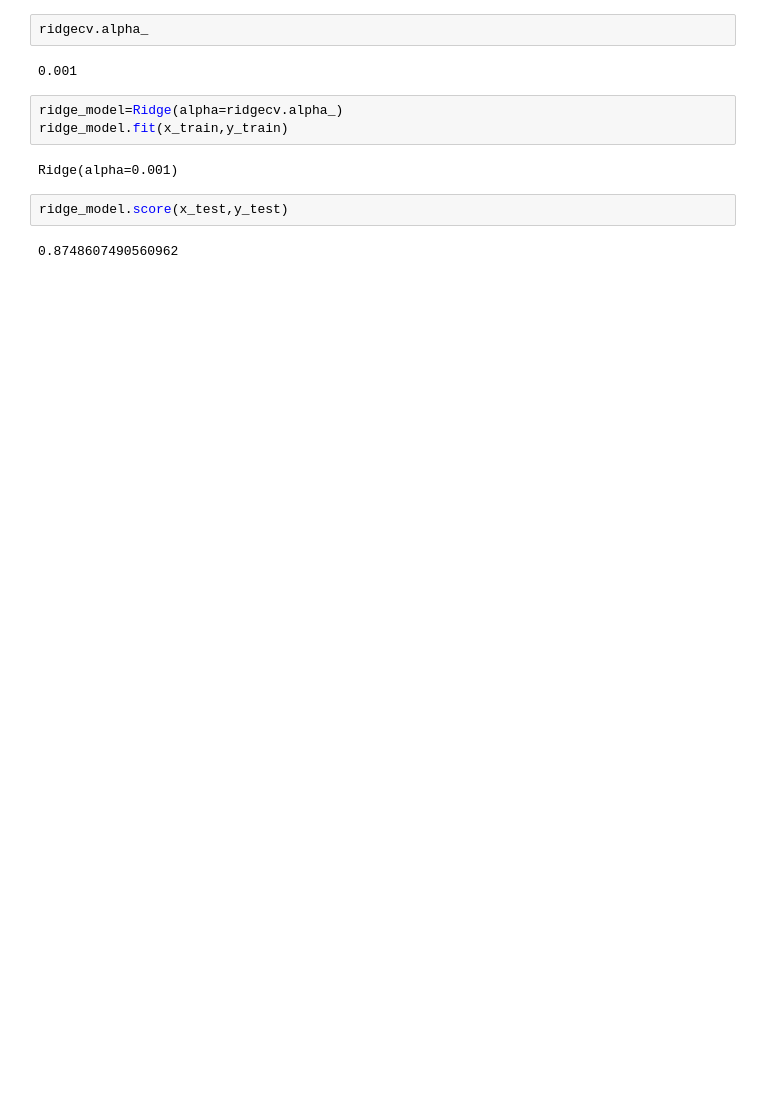
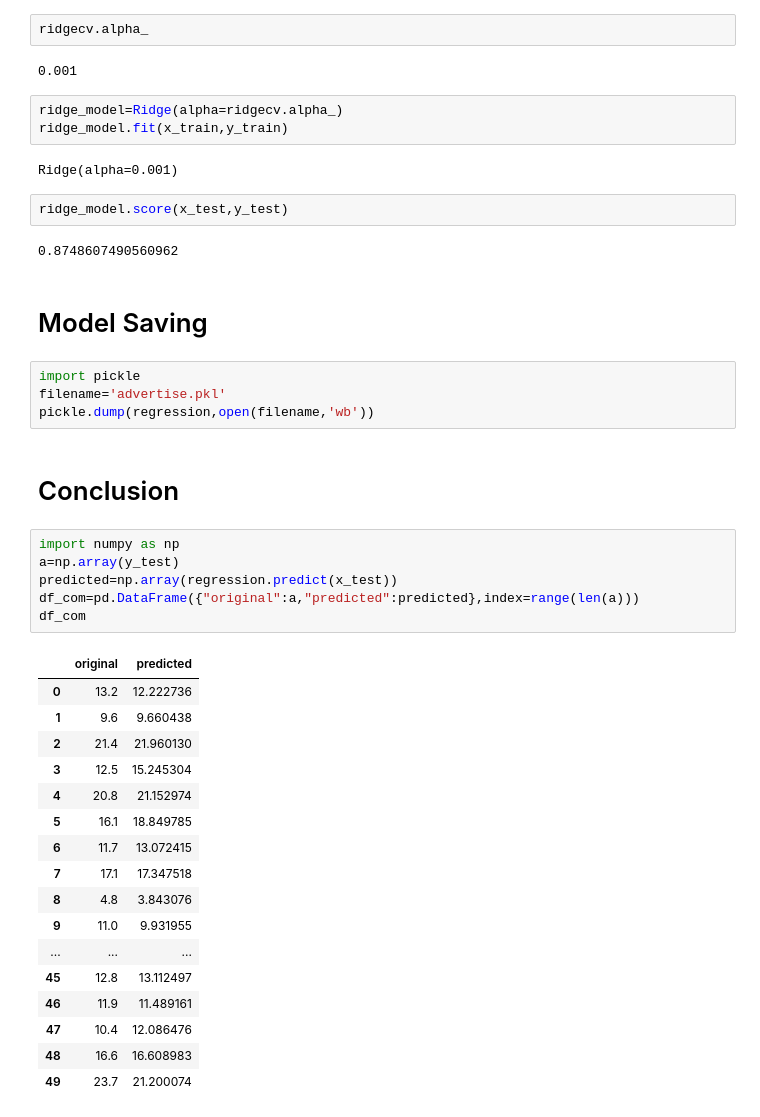
Before and after one commit to Dhara348/Project1, a Jupyter notebook: Practice_Project/Advertising_sales.ipynb, the cells around one changed output. Cells and saved outputs as stored; diff of their text form; blank space fills up the shorter version.

```diff
--- a/Practice_Project/Advertising_sales.ipynb
+++ b/Practice_Project/Advertising_sales.ipynb
@@ -361,3 +361,35 @@ Ridge(alpha=0.001)
 ridge_model.score(x_test,y_test)
 # %% [output]
 0.8748607490560962
+# %% [markdown]
+# Model Saving
+# %%
+import pickle
+filename='advertise.pkl'
+pickle.dump(regression,open(filename,'wb'))
+# %% [markdown]
+# Conclusion
+# %%
+import numpy as np
+a=np.array(y_test)
+predicted=np.array(regression.predict(x_test))
+df_com=pd.DataFrame({"original":a,"predicted":predicted},index=range(len(a)))
+df_com
+# %% [output]
+|  | original | predicted |
+| 0 | 13.2 | 12.222736 |
+| 1 | 9.6 | 9.660438 |
+| 2 | 21.4 | 21.960130 |
+| 3 | 12.5 | 15.245304 |
+| 4 | 20.8 | 21.152974 |
+| 5 | 16.1 | 18.849785 |
+| 6 | 11.7 | 13.072415 |
+| 7 | 17.1 | 17.347518 |
+| 8 | 4.8 | 3.843076 |
+| 9 | 11.0 | 9.931955 |
+| ... | ... | ... |
+| 45 | 12.8 | 13.112497 |
+| 46 | 11.9 | 11.489161 |
+| 47 | 10.4 | 12.086476 |
+| 48 | 16.6 | 16.608983 |
+| 49 | 23.7 | 21.200074 |
```
